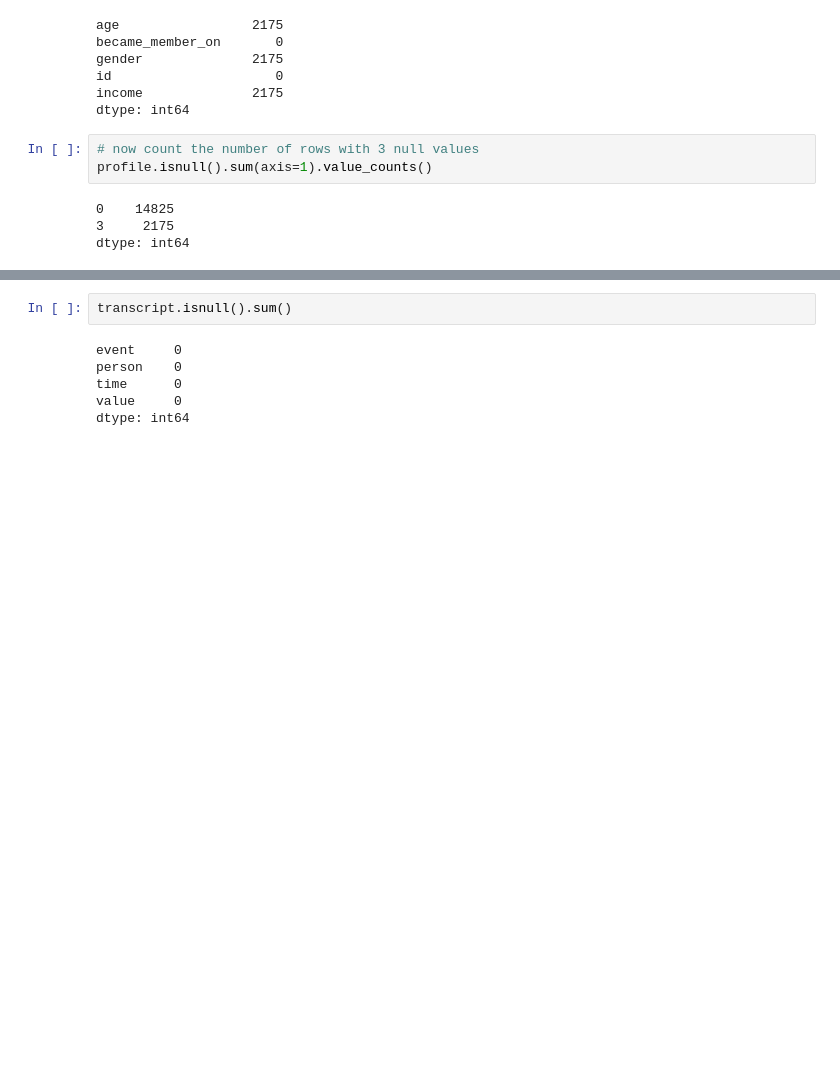
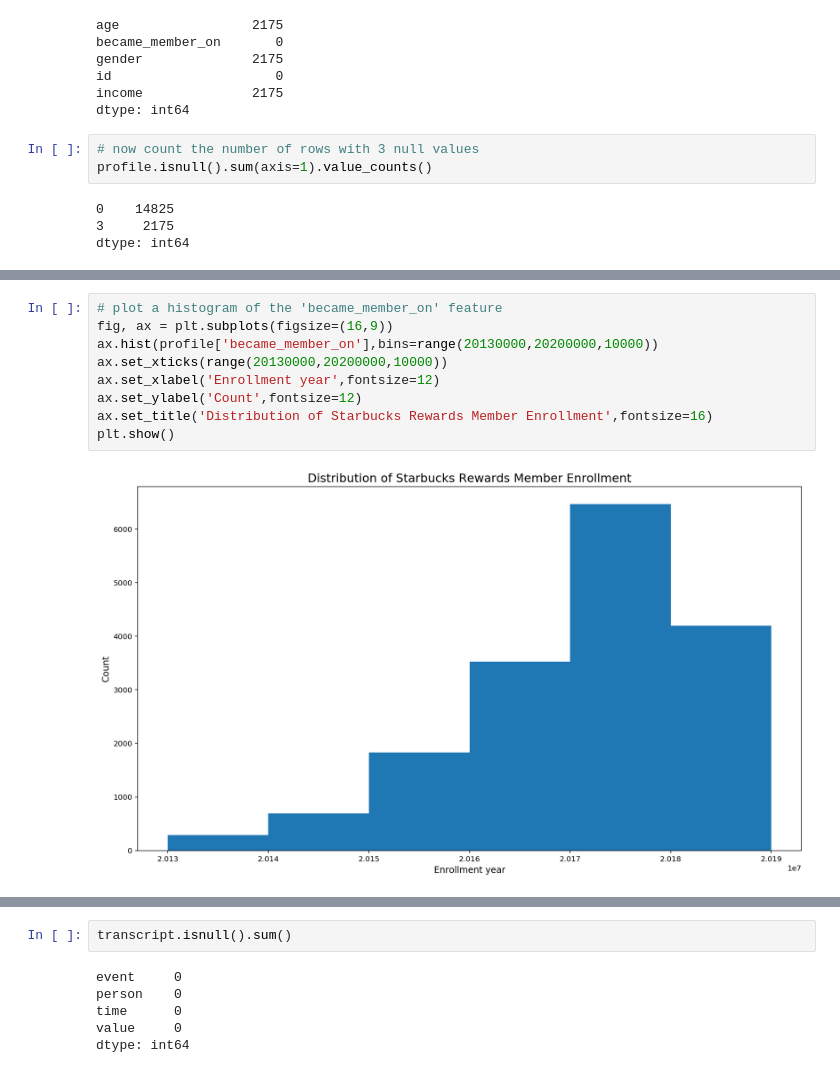
Before and after one commit to blowe615/starbucks_offers, a Jupyter notebook: starbucks_offers.ipynb, the cells around one changed output, grey strips where cells are left out. Saved outputs shown, nothing was run; the diff lists cells and outputs as text; blank space fills up the shorter version.

```diff
--- a/starbucks_offers.ipynb
+++ b/starbucks_offers.ipynb
@@ -148,0 +161,11 @@ For the **transcript** dataset, I don't expect there to be any missing data sinc
+# %%
+# plot a histogram of the 'became_member_on' feature
+fig, ax = plt.subplots(figsize=(16,9))
+ax.hist(profile['became_member_on'],bins=range(20130000,20200000,10000))
+ax.set_xticks(range(20130000,20200000,10000))
+ax.set_xlabel('Enrollment year',fontsize=12)
+ax.set_ylabel('Count',fontsize=12)
+ax.set_title('Distribution of Starbucks Rewards Member Enrollment',fontsize=16)
+plt.show()
+# %% [output]
+[figure, added]
```
Also changed, not shown: parts of 9 cells of this notebook.
